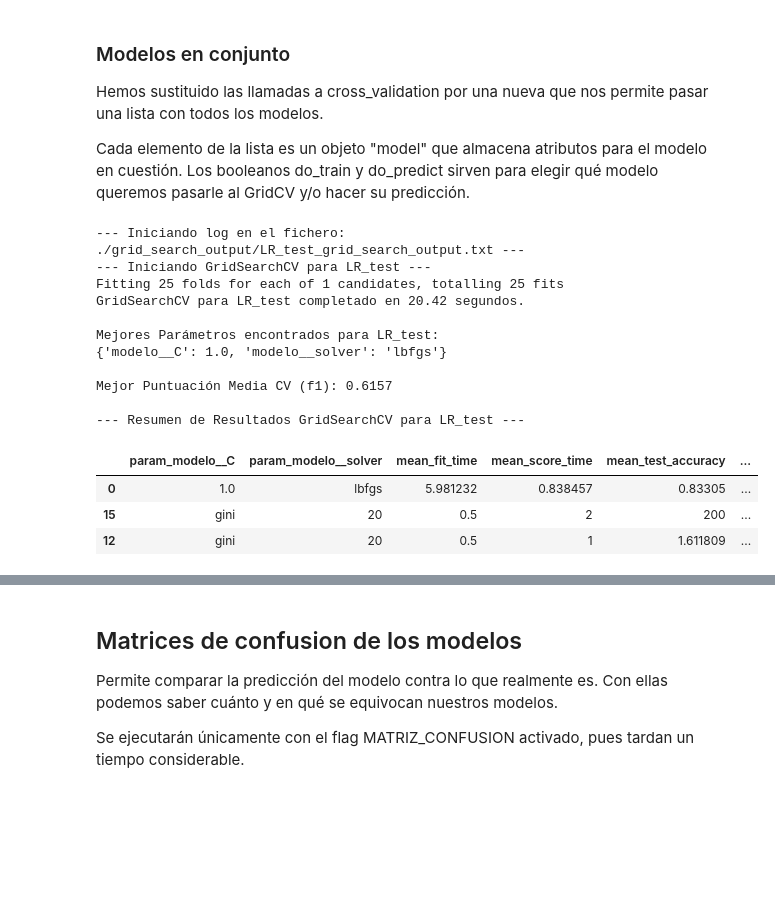
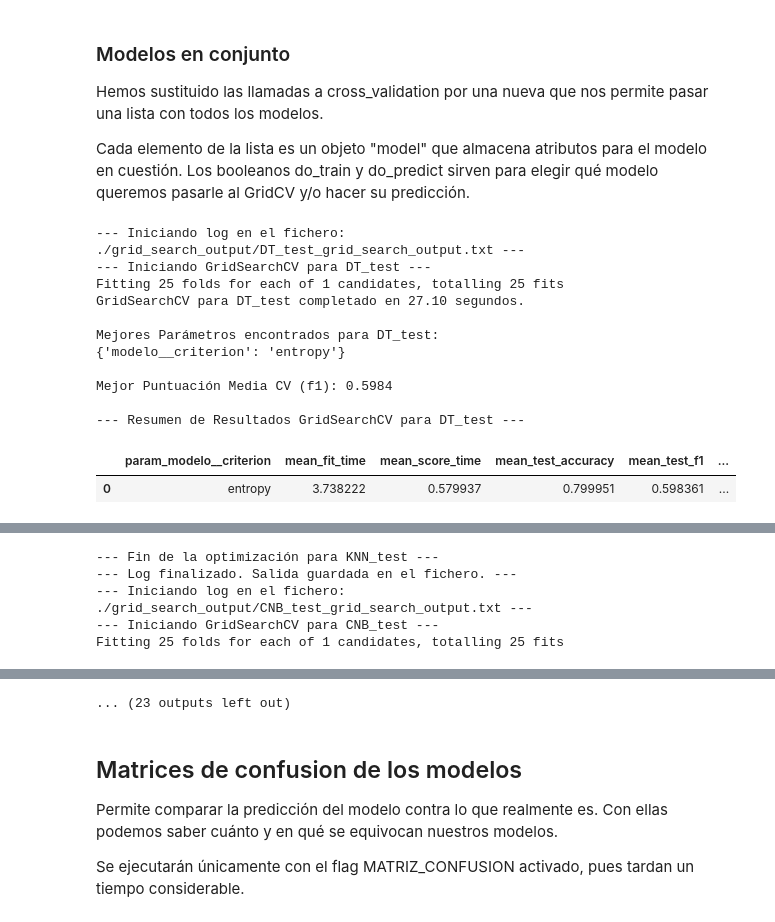
Before and after one commit to albertoPerez25/Clasificacion_Autonoma_de_Imagenes_Satelitales, a Jupyter notebook: Práctica 2 - Aprendizaje y selección de modelos de clasificación .ipynb, the cells around one changed output, grey strips where cells are left out. Cells and saved outputs as stored; diff of their text form; code cells hidden in the pictures; blank space fills up the shorter version.

```diff
--- a/Práctica 2 - Aprendizaje y selección de modelos de clasificación .ipynb
+++ b/Práctica 2 - Aprendizaje y selección de modelos de clasificación .ipynb
@@ -2146,23 +2241,23 @@ else:
 # %%
 if (TESTEO_RÁPIDO):
     param_grid_SVC = {
-        'modelo_classifier__C': [1.0],
-        'modelo_classifier__kernel': ['rbf'],
+        'modelo__C': [1.0],
+        'modelo__kernel': ['rbf'],
     }
 else:
     extense_param_grid_SVC = {
         # Parámetro de regularización
-        'modelo_classifier__C': [0.1, 1.0, 10.0],
+        'modelo__C': [0.1, 1.0, 10.0],
         # Tipo de kernel a utilizar
-        'modelo_classifier__kernel': ['rbf', 'poly'],
+        'modelo__kernel': ['rbf', 'poly'],
         # Coeficiente del kernel
-        'modelo_classifier__gamma': ['scale', 'auto'],
+        'modelo__gamma': ['scale', 'auto'],
 
         # Pipeline
         # Componentes del PCA
-        'pca_reduction__n_components': [0.95, 0.99],
+        'pca__n_components': [0.95, 0.99],
         # Suavizado del target encoder
-        'target_encoder__smoothing': [10.0, 50.0],
+        'encoder__smoothing': [10.0, 50.0],
         # Vecinos para imputación
         'preprocessor__numerical__imputador_knn__n_neighbors': [5, 10],
     }
@@ -2170,11 +2265,11 @@ else:
     param_grid_SVC = {
         # Modelo
         # Parámetro de regularización
-        'modelo_classifier__C': [1.0, 10.0],
+        'modelo__C': [1.0, 10.0],
         # Tipo de kernel a utilizar
-        'modelo_classifier__kernel': ['rbf'],
+        'modelo__kernel': ['rbf'],
         # Coeficiente del kernel
-        'modelo_classifier__gamma': ['scale', 'auto'],
+        'modelo__gamma': ['scale', 'auto'],
 
         # Pipeline
         # Componentes del PCA fijados
@@ -2228,52 +2323,50 @@ Cada elemento de la lista es un objeto "model" que almacena atributos para el mo
 # %%
 class model:
     def __init__(self, name, pipeline, param_grid, result = None, prediction = None, do_train = False, do_predict = False):
         self.name = name
         self.pipeline = pipeline
         self.param_grid = param_grid
         self.result = result
         self.prediction = prediction
         self.in_memory = False
         self.do_train = do_train
         self.do_predict = do_predict
 
 models_list = [
-    model('DT',pipeline_DT, param_grid_DT, do_train=False, do_predict=False),
-    model('NB',pipeline_NB, param_grid_NB, do_train=False, do_predict=False),
-    model('RFC',pipeline_RFC, param_grid_RFC, do_train=False, do_predict=False),
-    model('RFC_optimized',pipeline_RFC, param_grid_RFC_optimized, do_train=False, do_predict=False),
-    model('KNN', pipeline_KNN, param_grid_KNN, do_train=False, do_predict=False),
-    model('CNB', pipeline_CNB, param_grid_CNB, do_train=False, do_predict=False),
-    model('BAG', pipeline_BAG, param_grid_BAG, do_train=False, do_predict=False),
-    model('ADA', pipeline_ADA, param_grid_ADA, do_train=False, do_predict=False),
-    model('GB', pipeline_GB, param_grid_GB, do_train=False, do_predict=False),
-    model('HGB', pipeline_HGB, param_grid_HGB, do_train=False, do_predict=False),
-    model('XGB', pipeline_XGB, param_grid_XGB, do_train=False, do_predict=False),
-    model('LGBM', pipeline_LGBM, param_grid_LGBM, do_train=False, do_predict=False),
-    model('SVC', pipeline_SVC, param_grid_SVC, do_train=False, do_predict=False),
-    model('XGB_no_cat', pipeline_XGB_no_cats, param_grid_XGB, do_train=False, do_predict=False), #XGBoost sin categoricas, da mucho menos.
+    model('DT',pipeline_DT, param_grid_DT, do_train=True, do_predict=False),
+    model('NB',pipeline_NB, param_grid_NB, do_train=True, do_predict=False),
+    model('RFC',pipeline_RFC, param_grid_RFC, do_train=True, do_predict=False),
+    model('RFC_optimized',pipeline_RFC, param_grid_RFC_optimized, do_train=True, do_predict=False),
+    model('KNN', pipeline_KNN, param_grid_KNN, do_train=True, do_predict=False),
+    model('CNB', pipeline_CNB, param_grid_CNB, do_train=True, do_predict=False),
+    model('BAG', pipeline_BAG, param_grid_BAG, do_train=True, do_predict=False),
+    model('ADA', pipeline_ADA, param_grid_ADA, do_train=True, do_predict=False),
+    model('GB', pipeline_GB, param_grid_GB, do_train=True, do_predict=False),
+    model('HGB', pipeline_HGB, param_grid_HGB, do_train=True, do_predict=False),
+    model('XGB', pipeline_XGB, param_grid_XGB, do_train=True, do_predict=False),
+    model('LGBM', pipeline_LGBM, param_grid_LGBM, do_train=True, do_predict=False),
+    model('SVC', pipeline_SVC, param_grid_SVC, do_train=True, do_predict=False),
+    model('XGB_no_cat', pipeline_XGB_no_cats, param_grid_XGB, do_train=True, do_predict=False), #XGBoost sin categoricas, da mucho menos.
     model('LR', pipeline_LR, param_grid_LR, do_train=True, do_predict=False),
     model('ET', pipeline_ET, param_grid_ET, do_train=True, do_predict=False),
 ]
 
 if (TESTEO_RÁPIDO):
     for model in models_list:
         model.name = model.name + "_test"
 
 models_list = cross_validation_batch(models_list)
 # %% [output]
---- Iniciando log en el fichero: ./grid_search_output/LR_test_grid_search_output.txt ---
---- Iniciando GridSearchCV para LR_test ---
+--- Iniciando log en el fichero: ./grid_search_output/DT_test_grid_search_output.txt ---
+--- Iniciando GridSearchCV para DT_test ---
 Fitting 25 folds for each of 1 candidates, totalling 25 fits
-GridSearchCV para LR_test completado en 20.42 segundos.
+GridSearchCV para DT_test completado en 27.10 segundos.
 
-Mejores Parámetros encontrados para LR_test:
-{'modelo__C': 1.0, 'modelo__solver': 'lbfgs'}
+Mejores Parámetros encontrados para DT_test:
+{'modelo__criterion': 'entropy'}
 
-Mejor Puntuación Media CV (f1): 0.6157
+Mejor Puntuación Media CV (f1): 0.5984
 
---- Resumen de Resultados GridSearchCV para LR_test ---
+--- Resumen de Resultados GridSearchCV para DT_test ---
-|  | param_modelo__C | param_modelo__solver | mean_fit_time | mean_score_time | mean_test_accuracy | ... |
-| 0 | 1.0 | lbfgs | 5.981232 | 0.838457 | 0.83305 | ... |
-| 15 | gini | 20 | 0.5 | 2 | 200 | ... |
-| 12 | gini | 20 | 0.5 | 1 | 1.611809 | ... |
+|  | param_modelo__criterion | mean_fit_time | mean_score_time | mean_test_accuracy | mean_test_f1 | ... |
+| 0 | entropy | 3.738222 | 0.579937 | 0.799951 | 0.598361 | ... |
@@ -2298,0 +2433,5 @@ Mejor Puntuación Media CV (f1): 0.6499
+--- Fin de la optimización para KNN_test ---
+--- Log finalizado. Salida guardada en el fichero. ---
+--- Iniciando log en el fichero: ./grid_search_output/CNB_test_grid_search_output.txt ---
+--- Iniciando GridSearchCV para CNB_test ---
+Fitting 25 folds for each of 1 candidates, totalling 25 fits
@@ -2299,3 +2446,4 @@ Mejor Puntuación Media CV (f1): 0.6499
+... (23 outputs left out)
 # %% [markdown]
 ## Matrices de confusion de los modelos
 Permite comparar la predicción del modelo contra lo que realmente es. Con ellas podemos saber cuánto y en qué se equivocan nuestros modelos.
```
Also changed, not shown: parts of 16 cells of this notebook, 34 other files.
